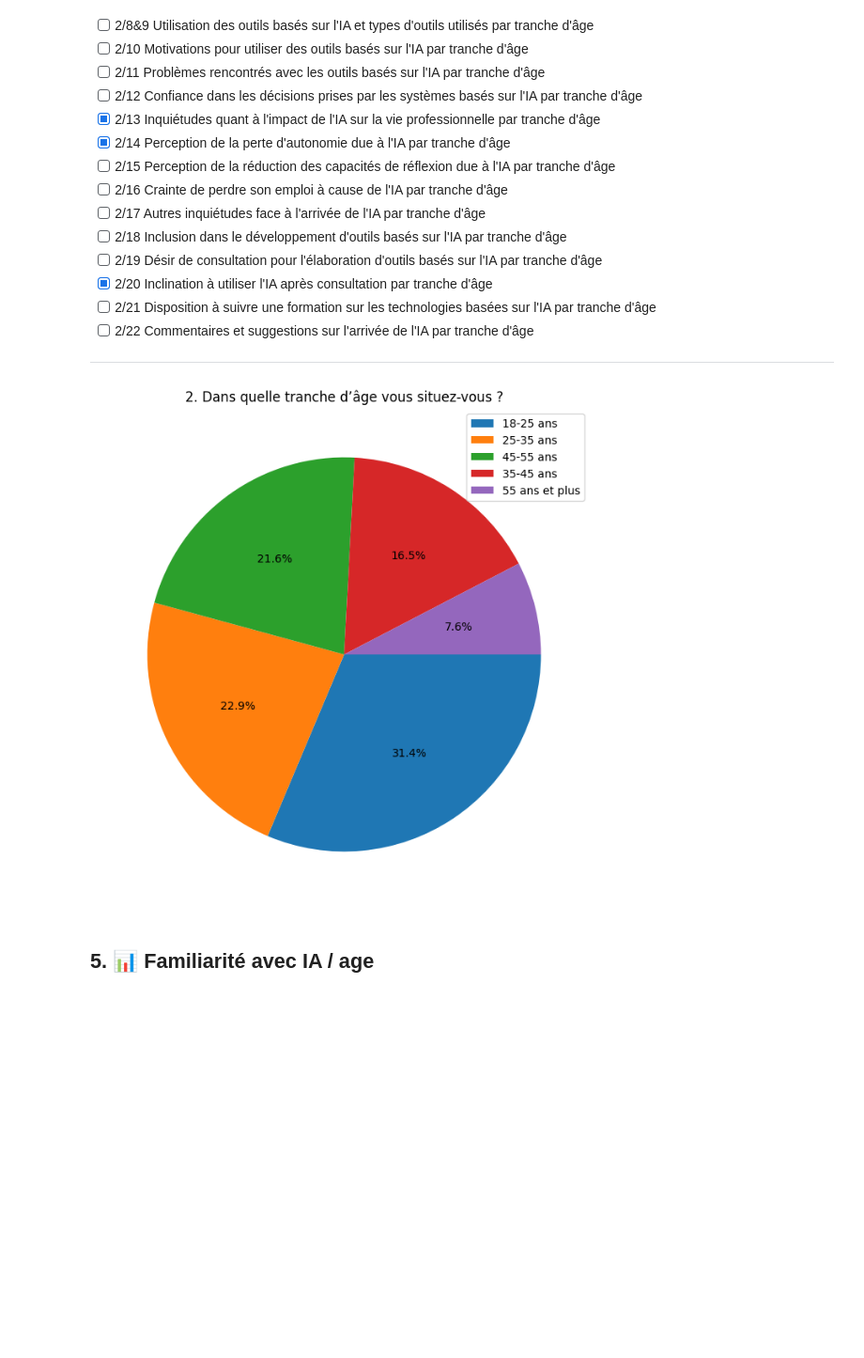
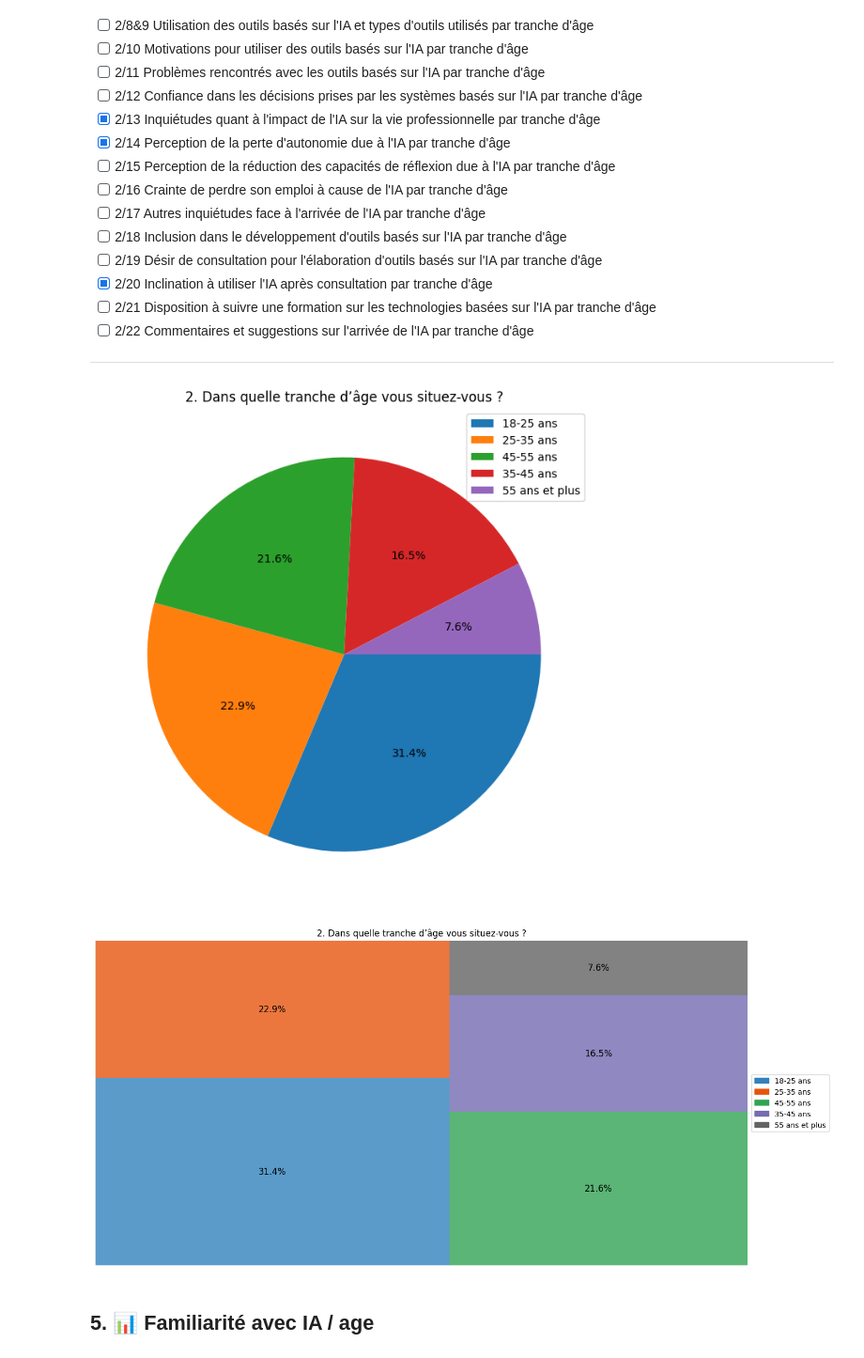
Before and after one commit to QuentinDstl/survey_adoption_by_employees, a Jupyter notebook: src/main.ipynb, the cells around one changed output. Shown at 94% size. Saved outputs shown, nothing was run; the diff lists cells and outputs as text; code cells hidden in the pictures; blank space fills up the shorter version.

```diff
--- a/src/main.ipynb
+++ b/src/main.ipynb
@@ -287,8 +328,10 @@ plt.show()
 ---
 # %%
 plot_pie('Age', '2. Dans quelle tranche d’âge vous situez-vous ?')
+plot_treemap('Age', '2. Dans quelle tranche d’âge vous situez-vous ?')
 # %% [output]
 [figure]
+[figure, added]
 # %% [markdown]
 ## 5. 📊 Familiarité avec IA / age
 # %%
```
Also changed, not shown: parts of 19 cells of this notebook.
